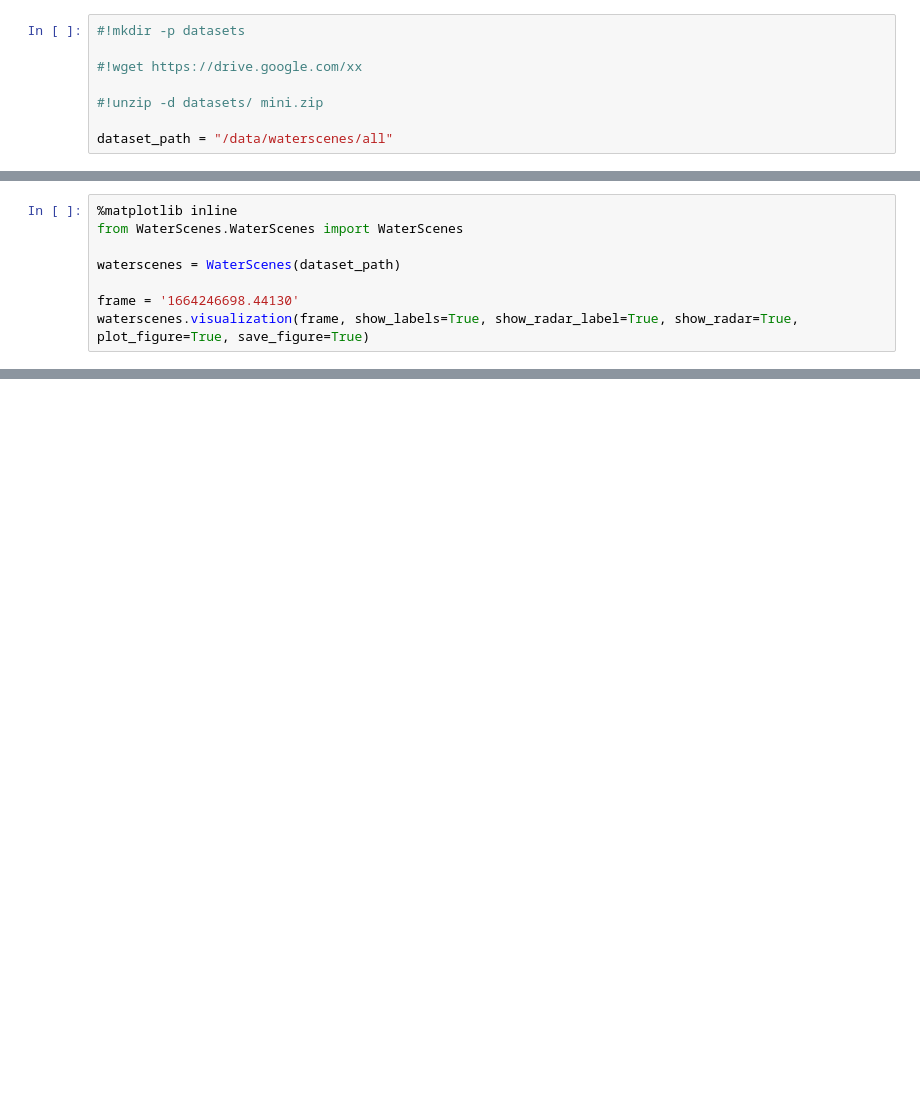
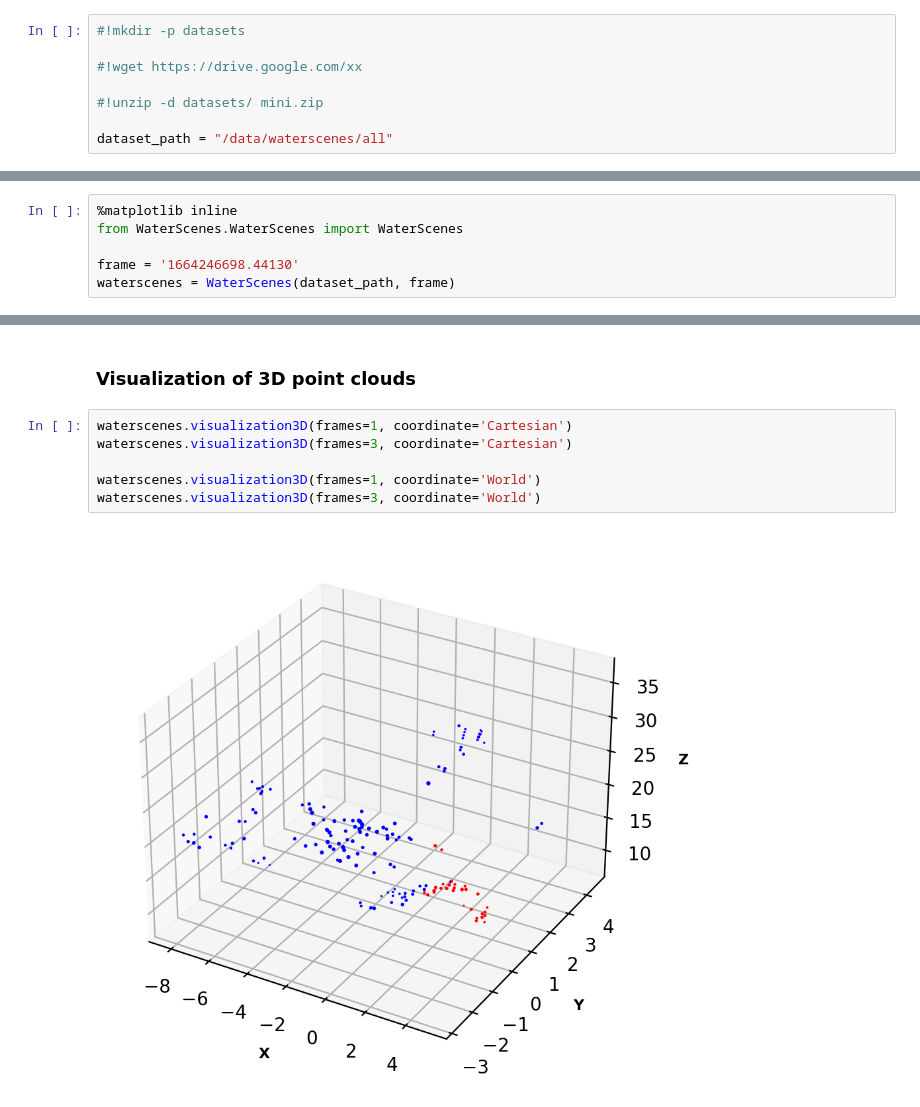
Before and after one commit to WaterScenes/WaterScenes, a Jupyter notebook: Tutorial.ipynb, the cells around one changed output, grey strips where cells are left out. Saved outputs shown, nothing was run; the diff lists cells and outputs as text; blank space fills up the shorter version.

Commit message:
add 3D point clouds visualization

```diff
--- a/Tutorial.ipynb
+++ b/Tutorial.ipynb
@@ -24,7 +24,5 @@ dataset_path = "/data/waterscenes/all"
 %matplotlib inline
 from WaterScenes.WaterScenes import WaterScenes
 
-waterscenes = WaterScenes(dataset_path)
-
 frame = '1664246698.44130'
-waterscenes.visualization(frame, show_labels=True, show_radar_label=True, show_radar=True, plot_figure=True, save_figure=True)
+waterscenes = WaterScenes(dataset_path, frame)
@@ -32,0 +35,10 @@ waterscenes.visualization(frame, show_labels=True, show_radar_label=True, show_r
+# %% [markdown]
+### Visualization of 3D point clouds
+# %%
+waterscenes.visualization3D(frames=1, coordinate='Cartesian')
+waterscenes.visualization3D(frames=3, coordinate='Cartesian')
+
+waterscenes.visualization3D(frames=1, coordinate='World')
+waterscenes.visualization3D(frames=3, coordinate='World')
+# %% [output]
+[figure, added]
```
Also changed, not shown: parts of 5 cells of this notebook, 4 other files.
